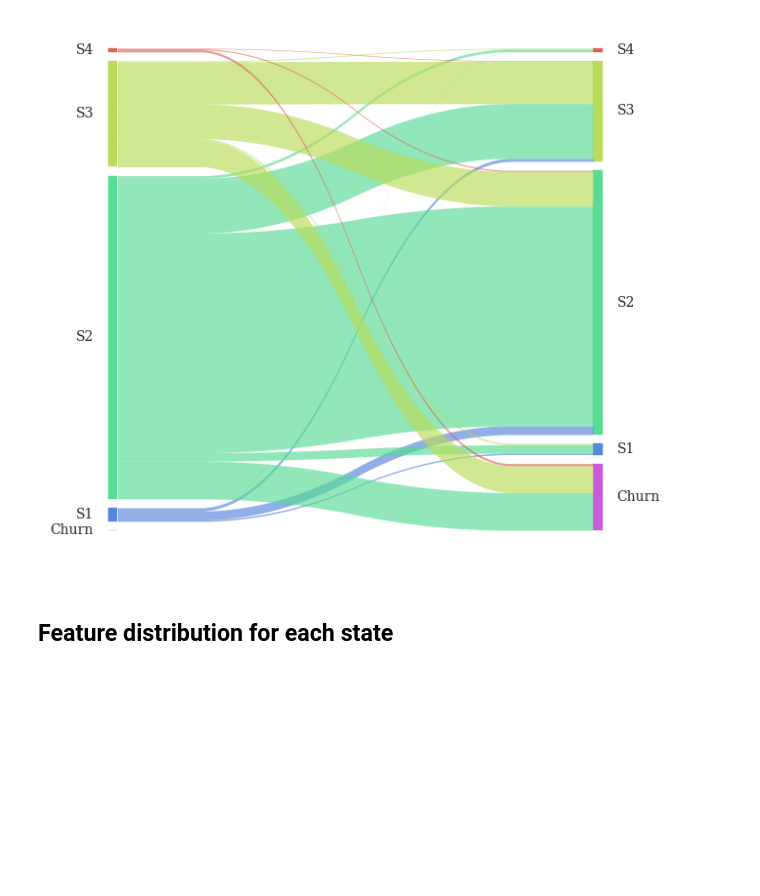
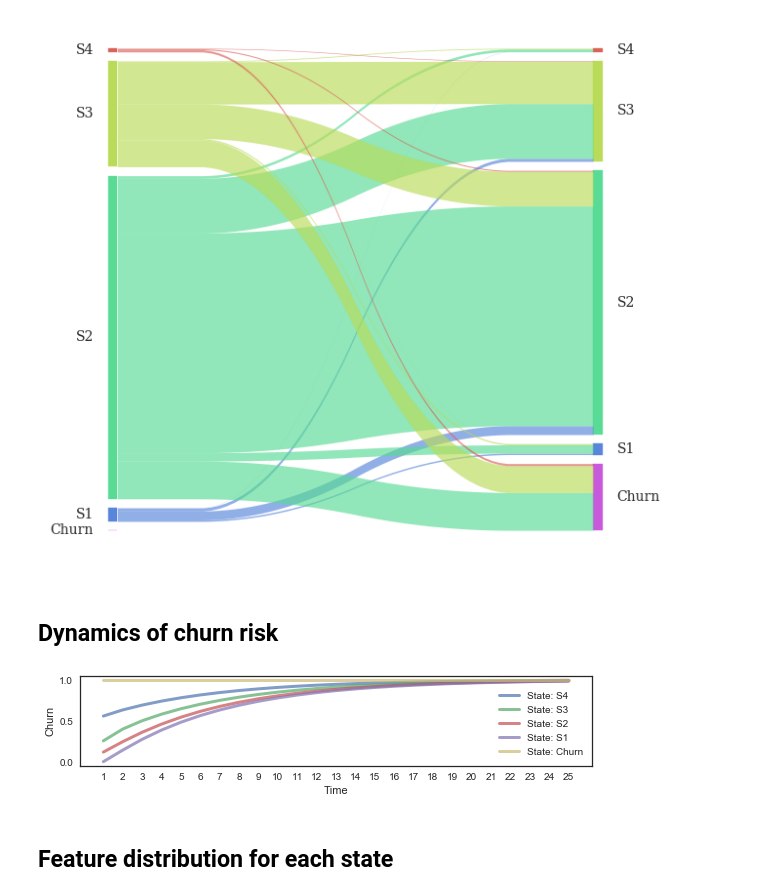
Before and after one commit to vicaws/Whizz, a Jupyter notebook: Code/Churn/Churn/NB_ReportFigures.ipynb, the cells around one changed output. Drawn from its saved outputs; the diff is of its cells as text; code cells hidden in the pictures; blank space fills up the shorter version.

```diff
--- a/Code/Churn/Churn/NB_ReportFigures.ipynb
+++ b/Code/Churn/Churn/NB_ReportFigures.ipynb
@@ -928,3 +936,5 @@ sankey.sankey(df_transition_prob['cfrom'], df_transition_prob['cto'], leftWeight
 plt.gcf().set_size_inches(10,10)
 # %% [output]
 [figure]
+# %% [markdown]
+## Dynamics of churn risk
@@ -931,3 +976,21 @@ plt.gcf().set_size_inches(10,10)
+# %%
+fig = plt.figure(figsize=(8,2))
+ax = fig.add_subplot(111)
+T = 25
+for state in clusterId_list:
+    state_dynamics(state, T, ax)
+ax.set_xlabel('Time')
+ax.set_ylabel('Churn')
+from matplotlib.ticker import MaxNLocator
+ax.xaxis.set_major_locator(MaxNLocator(integer=True))
+ax.set_xticks(np.arange(T))
+ax.set_xticklabels(np.arange(T)+1)
+
+plt.legend()
+plt.tight_layout()
+plt.savefig('../../../Result/Plot/Dynamics.pdf', dpi=500)
+# %% [output]
+[figure, added]
 # %% [markdown]
 ## Feature distribution for each state
 # %%
```
Also changed, not shown: parts of 14 cells of this notebook, 35 other files.
